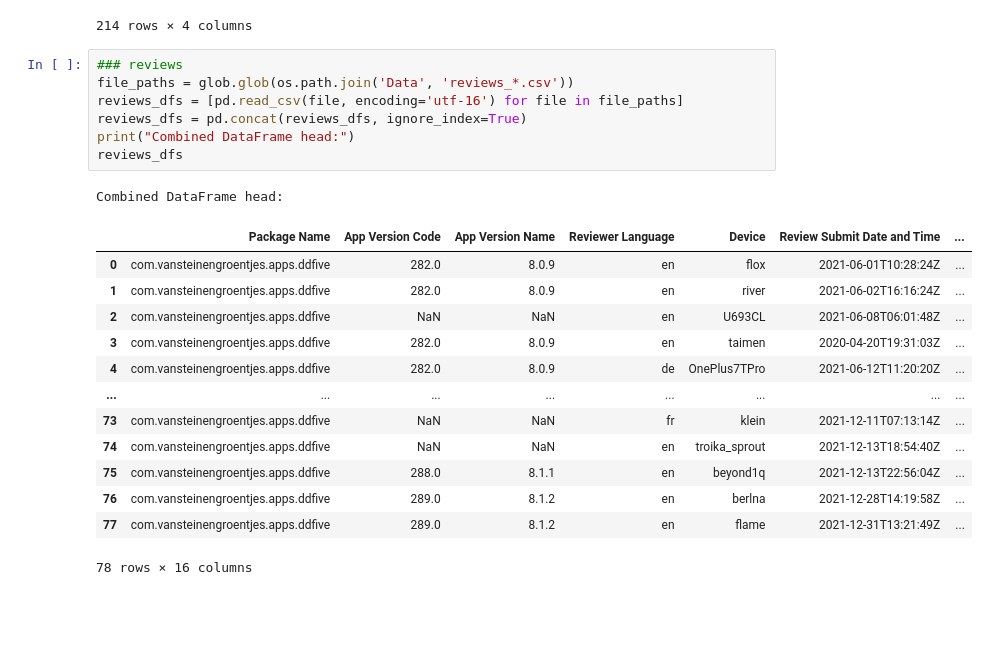
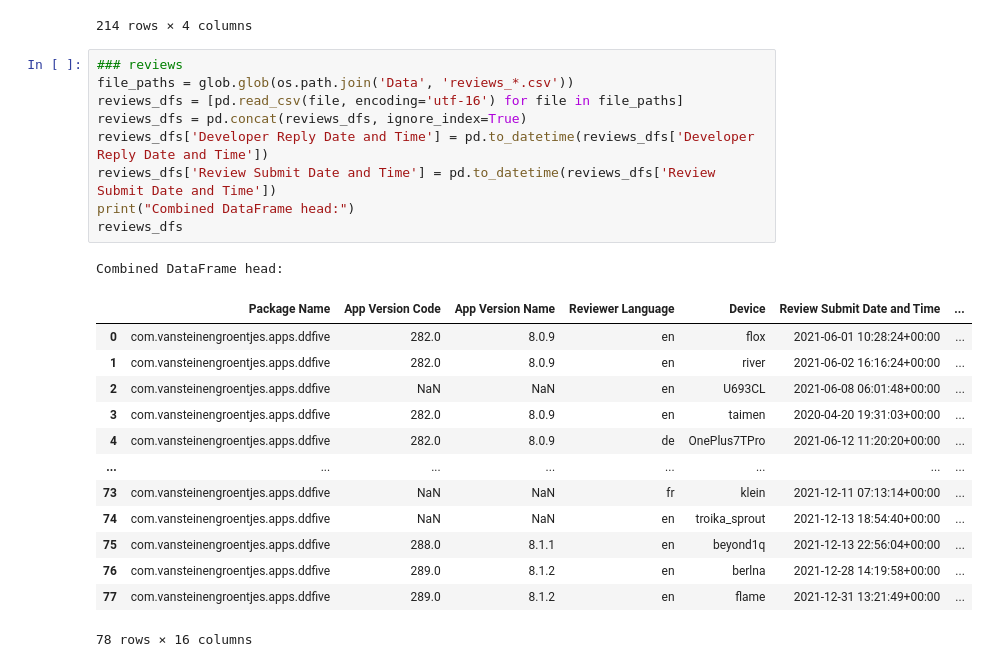
Before and after one commit to poparares6/Visual-Analytics, a Jupyter notebook: Visual Analytics/Visual Analytics.ipynb, the cells around one changed output. Cells and saved outputs as stored; diff of their text form; blank space fills up the shorter version.

```diff
--- a/Visual Analytics/Visual Analytics.ipynb
+++ b/Visual Analytics/Visual Analytics.ipynb
@@ -195,24 +179,26 @@ Combined DataFrame head:
 # %%
 ### reviews
 file_paths = glob.glob(os.path.join('Data', 'reviews_*.csv'))
 reviews_dfs = [pd.read_csv(file, encoding='utf-16') for file in file_paths]
 reviews_dfs = pd.concat(reviews_dfs, ignore_index=True)
+reviews_dfs['Developer Reply Date and Time'] = pd.to_datetime(reviews_dfs['Developer Reply Date and Time'])
+reviews_dfs['Review Submit Date and Time'] = pd.to_datetime(reviews_dfs['Review Submit Date and Time'])
 print("Combined DataFrame head:")
 reviews_dfs
 # %% [output]
 Combined DataFrame head:
 |  | Package Name | App Version Code | App Version Name | Reviewer Language | Device | Review Submit Date and Time | ... |
-| 0 | com.vansteinengroentjes.apps.ddfive | 282.0 | 8.0.9 | en | flox | 2021-06-01T10:28:24Z | ... |
-| 1 | com.vansteinengroentjes.apps.ddfive | 282.0 | 8.0.9 | en | river | 2021-06-02T16:16:24Z | ... |
-| 2 | com.vansteinengroentjes.apps.ddfive | NaN | NaN | en | U693CL | 2021-06-08T06:01:48Z | ... |
-| 3 | com.vansteinengroentjes.apps.ddfive | 282.0 | 8.0.9 | en | taimen | 2020-04-20T19:31:03Z | ... |
-| 4 | com.vansteinengroentjes.apps.ddfive | 282.0 | 8.0.9 | de | OnePlus7TPro | 2021-06-12T11:20:20Z | ... |
+| 0 | com.vansteinengroentjes.apps.ddfive | 282.0 | 8.0.9 | en | flox | 2021-06-01 10:28:24+00:00 | ... |
+| 1 | com.vansteinengroentjes.apps.ddfive | 282.0 | 8.0.9 | en | river | 2021-06-02 16:16:24+00:00 | ... |
+| 2 | com.vansteinengroentjes.apps.ddfive | NaN | NaN | en | U693CL | 2021-06-08 06:01:48+00:00 | ... |
+| 3 | com.vansteinengroentjes.apps.ddfive | 282.0 | 8.0.9 | en | taimen | 2020-04-20 19:31:03+00:00 | ... |
+| 4 | com.vansteinengroentjes.apps.ddfive | 282.0 | 8.0.9 | de | OnePlus7TPro | 2021-06-12 11:20:20+00:00 | ... |
 | ... | ... | ... | ... | ... | ... | ... | ... |
-| 73 | com.vansteinengroentjes.apps.ddfive | NaN | NaN | fr | klein | 2021-12-11T07:13:14Z | ... |
-| 74 | com.vansteinengroentjes.apps.ddfive | NaN | NaN | en | troika_sprout | 2021-12-13T18:54:40Z | ... |
-| 75 | com.vansteinengroentjes.apps.ddfive | 288.0 | 8.1.1 | en | beyond1q | 2021-12-13T22:56:04Z | ... |
-| 76 | com.vansteinengroentjes.apps.ddfive | 289.0 | 8.1.2 | en | berlna | 2021-12-28T14:19:58Z | ... |
-| 77 | com.vansteinengroentjes.apps.ddfive | 289.0 | 8.1.2 | en | flame | 2021-12-31T13:21:49Z | ... |
+| 73 | com.vansteinengroentjes.apps.ddfive | NaN | NaN | fr | klein | 2021-12-11 07:13:14+00:00 | ... |
+| 74 | com.vansteinengroentjes.apps.ddfive | NaN | NaN | en | troika_sprout | 2021-12-13 18:54:40+00:00 | ... |
+| 75 | com.vansteinengroentjes.apps.ddfive | 288.0 | 8.1.1 | en | beyond1q | 2021-12-13 22:56:04+00:00 | ... |
+| 76 | com.vansteinengroentjes.apps.ddfive | 289.0 | 8.1.2 | en | berlna | 2021-12-28 14:19:58+00:00 | ... |
+| 77 | com.vansteinengroentjes.apps.ddfive | 289.0 | 8.1.2 | en | flame | 2021-12-31 13:21:49+00:00 | ... |
 78 rows × 16 columns
 # %%
 ### 3. Ratings vs Stability
```
Also changed, not shown: parts of 9 cells of this notebook, 1 other file.
